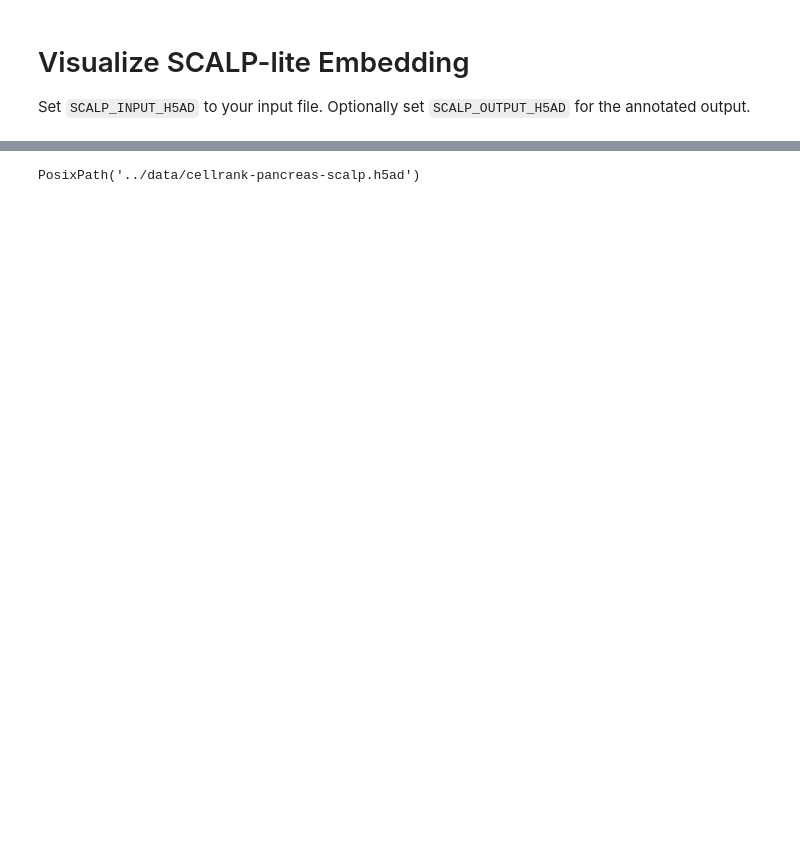
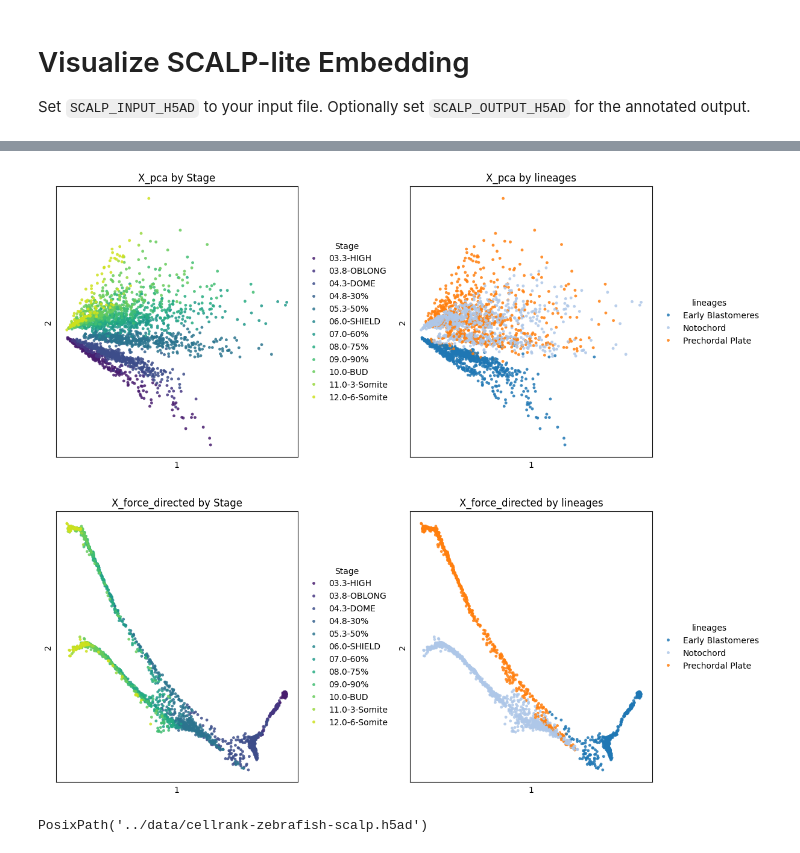
Before and after one commit to fabriziocosta/clasp, a Jupyter notebook: notebooks/01_visualize_embedding.ipynb, the cells around one changed output, grey strips where cells are left out. Cells and saved outputs as stored; diff of their text form; code cells hidden in the pictures; blank space fills up the shorter version.

```diff
--- a/notebooks/01_visualize_embedding.ipynb
+++ b/notebooks/01_visualize_embedding.ipynb
@@ -66,5 +124,19 @@ plot_embedding_pair(adata, embedding_key="X_scalp", batch_key=batch_key, label_k
+# %%
+estimator.plot(
+    adata,
+    # PCA coordinates created or refreshed during preprocessing; used as graph input.
+    embedding_key="X_pca",
+);
+estimator.plot(
+    adata,
+    # Original CellRank force-directed layout included in the zebrafish file.
+    embedding_key="X_force_directed",
+);
+# %% [output]
+[figure, added]
+[figure, added]
 # %%
-save_h5ad(adata, output_path)
+estimator.save(adata, output_path)
 output_path
 # %% [output]
-PosixPath('../data/cellrank-pancreas-scalp.h5ad')
+PosixPath('../data/cellrank-zebrafish-scalp.h5ad')
```
Also changed, not shown: parts of 4 cells of this notebook, 8 other files.
